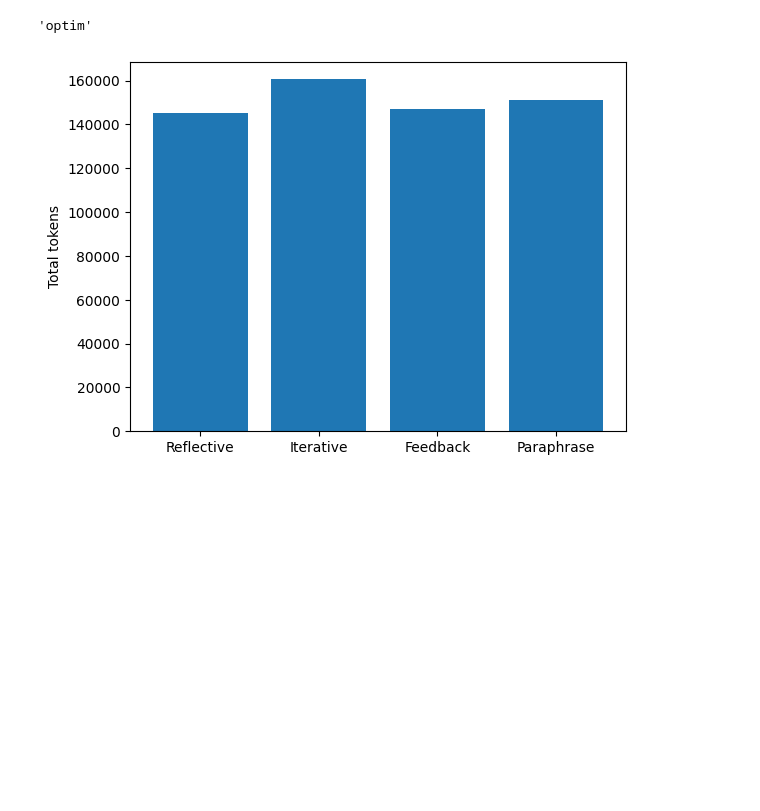
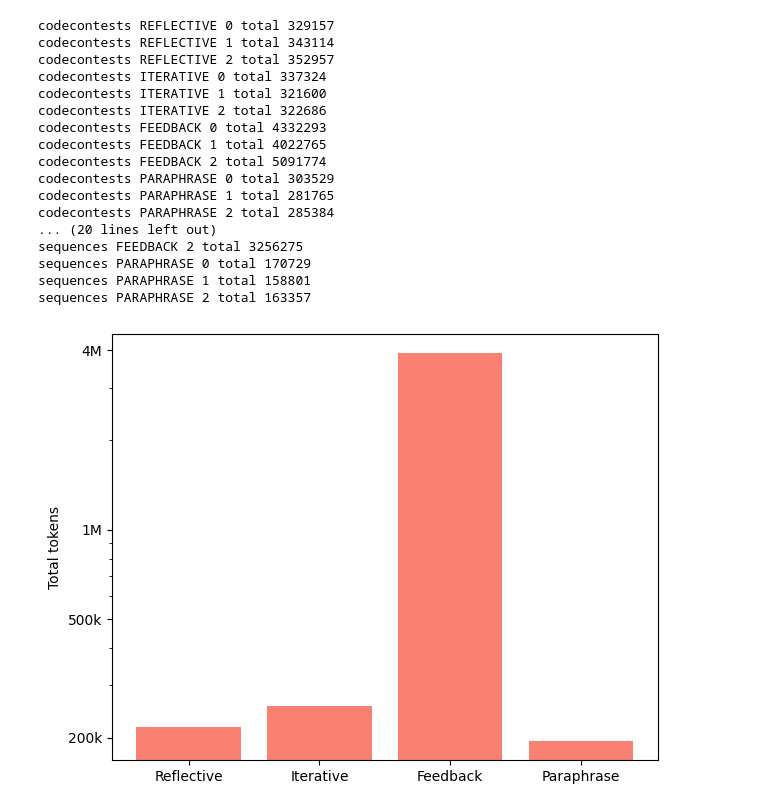
Before and after one commit to skipyas0/prompt_optimizer_dspy, a Jupyter notebook: notebooks/result_analysis.ipynb, the cells around one changed output. Saved outputs shown, nothing was run; the diff lists cells and outputs as text; code cells hidden in the pictures; blank space fills up the shorter version.

```diff
--- a/result_analysis.ipynb
+++ b/notebooks/result_analysis.ipynb
@@ -26,7 +26,7 @@ for exp in experiments:
             if len(matches) == 3:
                 for m in matches:
                     for i in range(2):
-                        token_checkpoints[m[3*i]] = {
+                        token_checkpoints[f"{m[3*i]}{i}"] = {
                             "prompt_tokens": int(m[3*i+1]),
                             "completion_tokens": int(m[3*i+2]),
                         }
@@ -95,10 +95,11 @@ for exp in experiments:
             data += f"& {clr}\\maxmean{{{gen_max:.2f}}}{{{gen_avg:.2f}}} "
             ops_maxes[op].append(gen_max)
             improvements[op][gen] += gen_max / soft_baseline
+            print(f"improvement {exp=} {op=} {gen=} is {gen_max / soft_baseline}")
         data += "\\\\ \\hline\n"
     curr_table = curr_table.replace("<DATA>", data)
-    with open("tables.tex", "a+") as f:
-       f.write(curr_table)
+    #with open("tables.tex", "a+") as f:
+    #   f.write(curr_table)
     fig, ax = plt.subplots(2, 2, sharex=True, sharey=True)
     gens = list(range(0, 11))
     for i in range(2):
@@ -116,11 +117,11 @@ for exp in experiments:
             ax[i, j].set_xbound(0, 10)
     e = "CodeContests" if exp == "codecontests" else exp.capitalize()
     #fig.suptitle(f"Operator performance on {e}")
-    fig.savefig(f"{exp}.pdf")
+    #fig.savefig(f"{exp}.pdf")
 
 fig, ax = plt.subplots(1, 1)
 for k, acc in improvements.items():
-    v = [1] + [val/4 for val in acc[1:]]
+    v = [1] + [val/3 for val in acc[1:]]
     ax.plot(range(11), v, label=k.capitalize())
 ax.set_xlabel("Step")
 ax.set_ylabel("Relative improvement")
@@ -138,26 +156,53 @@ fig.savefig("relative.pdf")
 # %%
 token_accs = {k: 0 for k in ops_no_base}
 token_samples = {k: 0 for k in ops_no_base}
 for exp in experiments:
     for op in ops_no_base:
         for rep in range(3):
             try:
-                data = all_data["tokens"][exp][op][rep]["optim"]
+                data = all_data["tokens"][exp][op][rep]
                 acc = 0
-                for tp in ["prompt_tokens", "completion_tokens"]:
-                    acc += data[tp]
+                for match in range(2):
+                    for tp in ["prompt_tokens", "completion_tokens"]:
+                        acc += data[f"optim{match}"][tp]
+                    #print(exp, op, rep, tp, data[tp])
+                print(exp, op, rep, "total", acc)
                 token_accs[op] += acc
                 token_samples[op] += 1
             except Exception as e:
                 print(f"{e}")
 fig, ax = plt.subplots(1, 1)
 x = [o.capitalize() for o in ops_no_base]
 h = [v / token_samples[k] for k, v in token_accs.items()]
-ax.bar(x, h)
+ax.bar(x, h, color="salmon")
 ax.set_ylabel("Total tokens")
+ax.set_yscale("log")
+ticks = [2e5, 5e5, 1e6, 4e6]
+tick_labels = ['200k', '500k', '1M', '4M']
 
+ax.set_yticks(ticks)
+ax.set_yticklabels(tick_labels)
+
+fig.tight_layout()
+#fig.show()
 #ax.set_title("Token usage by operator")
 fig.savefig("usage.pdf")
 # %% [output]
-'optim'
+codecontests REFLECTIVE 0 total 329157
+codecontests REFLECTIVE 1 total 343114
+codecontests REFLECTIVE 2 total 352957
+codecontests ITERATIVE 0 total 337324
+codecontests ITERATIVE 1 total 321600
+codecontests ITERATIVE 2 total 322686
+codecontests FEEDBACK 0 total 4332293
+codecontests FEEDBACK 1 total 4022765
+codecontests FEEDBACK 2 total 5091774
+codecontests PARAPHRASE 0 total 303529
+codecontests PARAPHRASE 1 total 281765
+codecontests PARAPHRASE 2 total 285384
+... (20 lines left out)
+sequences FEEDBACK 2 total 3256275
+sequences PARAPHRASE 0 total 170729
+sequences PARAPHRASE 1 total 158801
+sequences PARAPHRASE 2 total 163357
-[figure, old version]
+[figure, new version]
```
Also changed, not shown: parts of 1 cell of this notebook, 9 other files.
